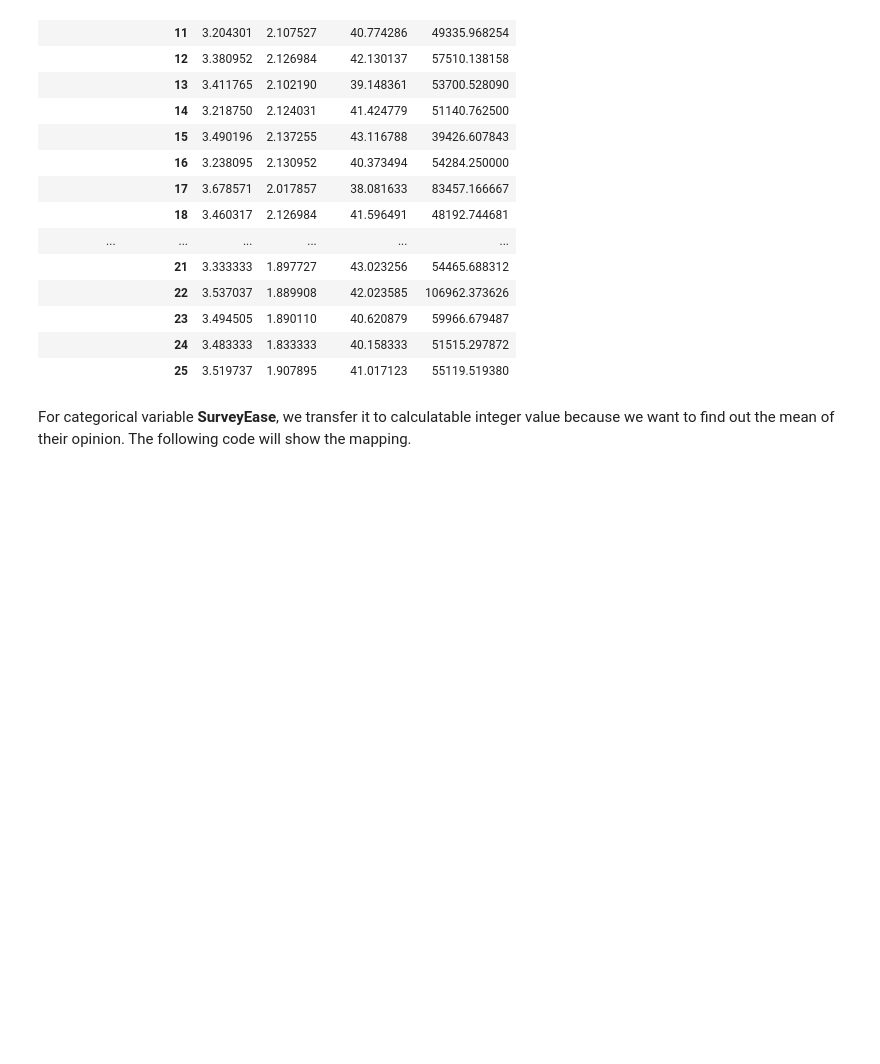
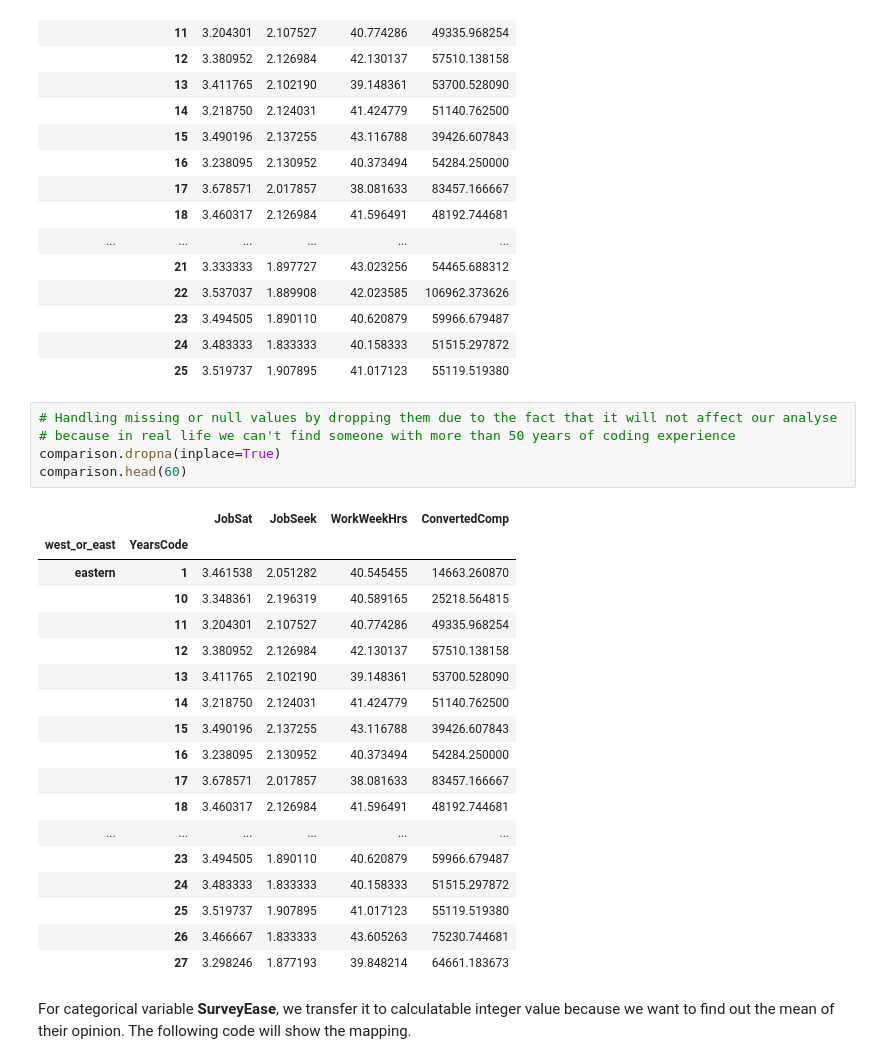
Before and after one commit to yannsonnboys/-Data-Science-Write-a-Data-Science-blog-post-by-YannickYemo, a Jupyter notebook: Project_1-Write A Data Science Blog Post.ipynb, the cells around one changed output. Cells and saved outputs as stored; diff of their text form; blank space fills up the shorter version.

```diff
--- a/Project_1-Write A Data Science Blog Post.ipynb
+++ b/Project_1-Write A Data Science Blog Post.ipynb
@@ -346,6 +373,30 @@ comparison.head(60)
 |  | 23 | 3.494505 | 1.890110 | 40.620879 | 59966.679487 |
 |  | 24 | 3.483333 | 1.833333 | 40.158333 | 51515.297872 |
 |  | 25 | 3.519737 | 1.907895 | 41.017123 | 55119.519380 |
+# %%
+# Handling missing or null values by dropping them due to the fact that it will not affect our analyse
+# because in real life we can't find someone with more than 50 years of coding experience
+comparison.dropna(inplace=True)
+comparison.head(60)
+# %% [output]
+|  |  | JobSat | JobSeek | WorkWeekHrs | ConvertedComp |
+| west_or_east | YearsCode |  |  |  |  |
+| eastern | 1 | 3.461538 | 2.051282 | 40.545455 | 14663.260870 |
+|  | 10 | 3.348361 | 2.196319 | 40.589165 | 25218.564815 |
+|  | 11 | 3.204301 | 2.107527 | 40.774286 | 49335.968254 |
+|  | 12 | 3.380952 | 2.126984 | 42.130137 | 57510.138158 |
+|  | 13 | 3.411765 | 2.102190 | 39.148361 | 53700.528090 |
+|  | 14 | 3.218750 | 2.124031 | 41.424779 | 51140.762500 |
+|  | 15 | 3.490196 | 2.137255 | 43.116788 | 39426.607843 |
+|  | 16 | 3.238095 | 2.130952 | 40.373494 | 54284.250000 |
+|  | 17 | 3.678571 | 2.017857 | 38.081633 | 83457.166667 |
+|  | 18 | 3.460317 | 2.126984 | 41.596491 | 48192.744681 |
+| ... | ... | ... | ... | ... | ... |
+|  | 23 | 3.494505 | 1.890110 | 40.620879 | 59966.679487 |
+|  | 24 | 3.483333 | 1.833333 | 40.158333 | 51515.297872 |
+|  | 25 | 3.519737 | 1.907895 | 41.017123 | 55119.519380 |
+|  | 26 | 3.466667 | 1.833333 | 43.605263 | 75230.744681 |
+|  | 27 | 3.298246 | 1.877193 | 39.848214 | 64661.183673 |
 # %% [markdown]
 For categorical variable <strong>SurveyEase</strong>, we transfer it to calculatable integer value because we want to find out the mean of their opinion. The following code will show the mapping.
 # %%
```
Also changed, not shown: parts of 13 cells of this notebook.
